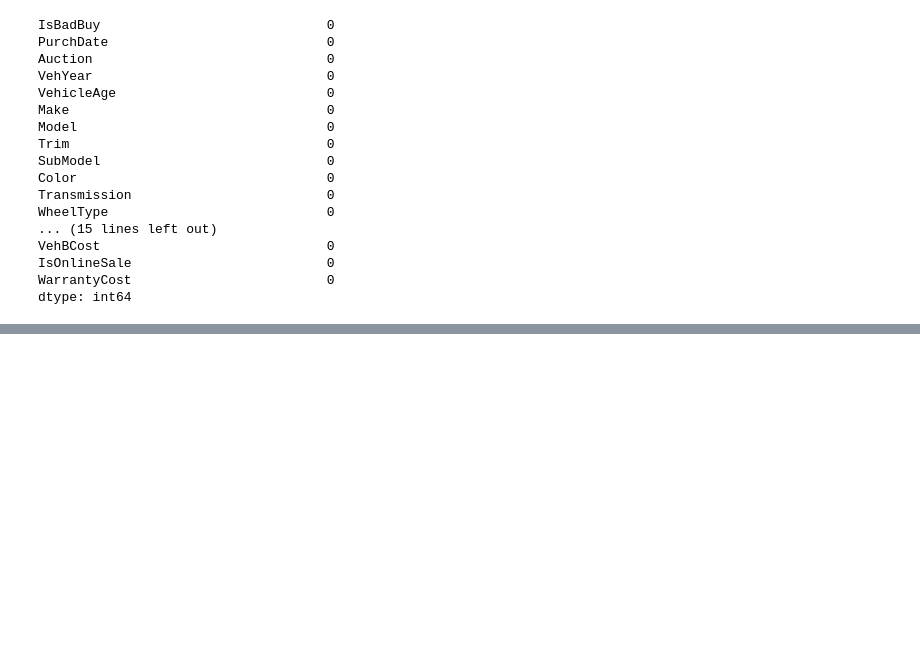
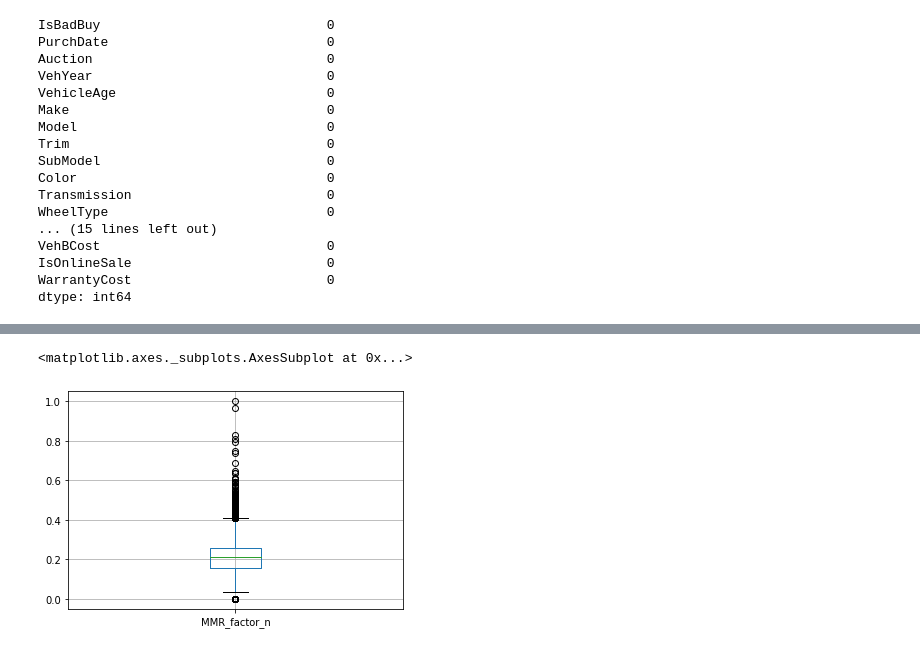
Before and after one commit to thizirie/DataMiningProject_2019_2020, a Jupyter notebook: Project_Data_understanding.ipynb, the cells around one changed output, grey strips where cells are left out. Drawn from its saved outputs; the diff is of its cells as text; code cells hidden in the pictures; blank space fills up the shorter version.

```diff
--- a/Project_Data_understanding.ipynb
+++ b/Project_Data_understanding.ipynb
@@ -320,0 +377,5 @@ Normalize (choose the type carefully) the left features, combine the ones that c
+# %%
+df_new.boxplot(column=['MMR_factor_n'])
+# %% [output]
+<matplotlib.axes._subplots.AxesSubplot at 0x...>
+[figure, added]
```
Also changed, not shown: parts of 16 cells of this notebook.
